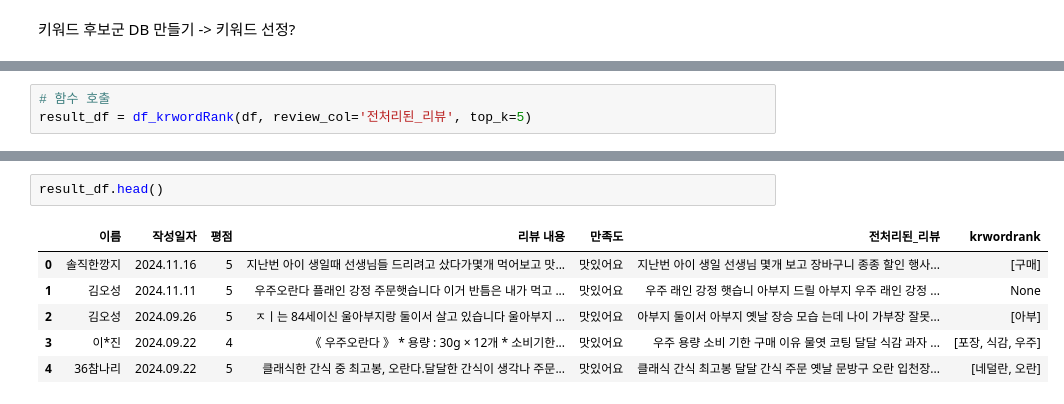
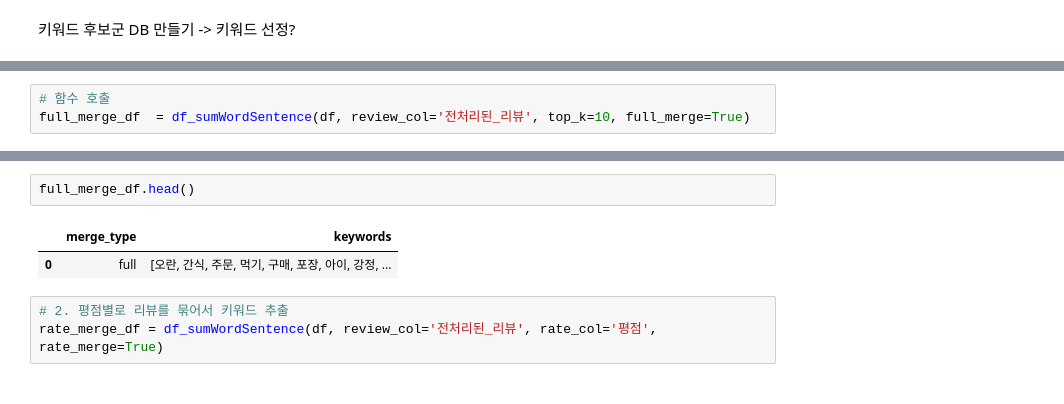
Before and after one commit to zinhyeok/CoReview, a Jupyter notebook: localModel/data_2032.ipynb, the cells around one changed output, grey strips where cells are left out. Cells and saved outputs as stored; diff of their text form.

```diff
--- a/localModel/data_2032.ipynb
+++ b/localModel/data_2032.ipynb
@@ -232,3 +254,3 @@ df.head()
 # %%
 # 함수 호출
-result_df = df_krwordRank(df, review_col='전처리된_리뷰', top_k=5)
+full_merge_df  = df_sumWordSentence(df, review_col='전처리된_리뷰', top_k=10, full_merge=True)
@@ -258,9 +257,8 @@ See the caveats in the documentation: https://pandas.pydata.org/pandas-docs/stab
 # %%
-result_df.head()
+full_merge_df.head()
 # %% [output]
-|  | 이름 | 작성일자 | 평점 | 리뷰 내용 | 만족도 | 전처리된_리뷰 | krwordrank |
-| 0 | 솔직한깡지 | 2024.11.16 | 5 | 지난번 아이 생일때 선생님들 드리려고 샀다가몇개 먹어보고 맛... | 맛있어요 | 지난번 아이 생일 선생님 몇개 보고 장바구니 종종 할인 행사... | [구매] |
-| 1 | 김오성 | 2024.11.11 | 5 | 우주오란다 플래인 강정 주문햇습니다 이거 반틈은 내가 먹고 ... | 맛있어요 | 우주 래인 강정 햇습니 아부지 드릴 아부지 우주 래인 강정 ... | None |
-| 2 | 김오성 | 2024.09.26 | 5 | ㅈㅣ는 84세이신 울아부지랑 둘이서 살고 있습니다 울아부지 ... | 맛있어요 | 아부지 둘이서 아부지 옛날 장승 모습 는데 나이 가부장 잘못... | [아부] |
-| 3 | 이*진 | 2024.09.22 | 4 | 《 우주오란다 》 * 용량 : 30g × 12개 * 소비기한... | 맛있어요 | 우주 용량 소비 기한 구매 이유 물엿 코팅 달달 식감 과자 ... | [포장, 식감, 우주] |
-| 4 | 36참나리 | 2024.09.22 | 5 | 클래식한 간식 중 최고봉, 오란다.달달한 간식이 생각나 주문... | 맛있어요 | 클래식 간식 최고봉 달달 간식 주문 옛날 문방구 오란 입천장... | [네덜란, 오란] |
+|  | merge_type | keywords |
+| 0 | full | [오란, 간식, 주문, 먹기, 구매, 포장, 아이, 강정, ... |
+# %%
+# 2. 평점별로 리뷰를 묶어서 키워드 추출
+rate_merge_df = df_sumWordSentence(df, review_col='전처리된_리뷰', rate_col='평점', rate_merge=True)
```
Also changed, not shown: parts of 30 cells of this notebook.
